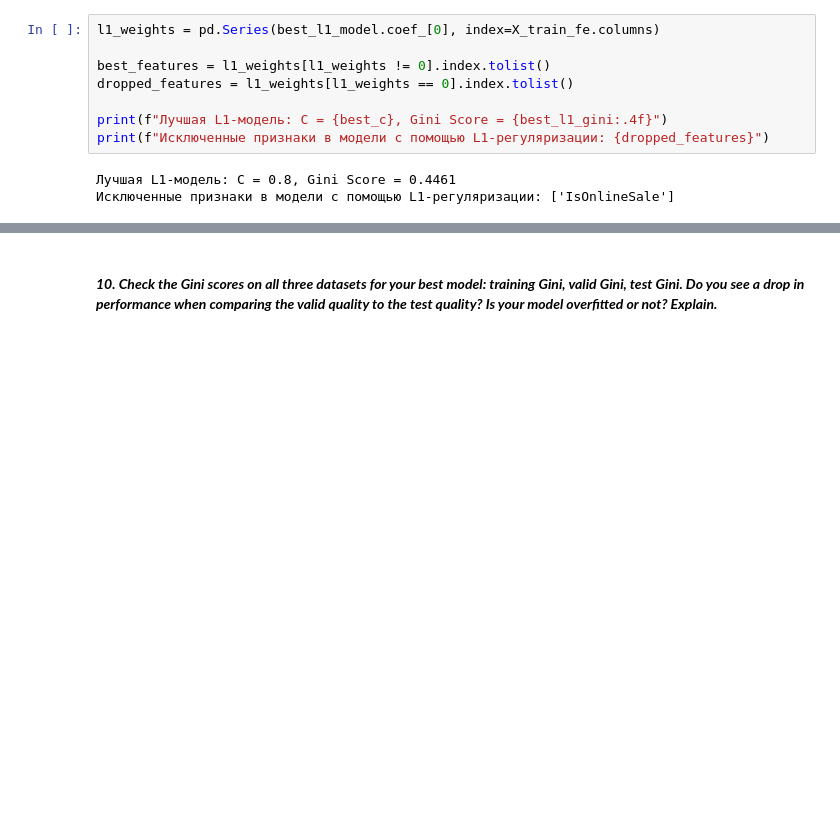
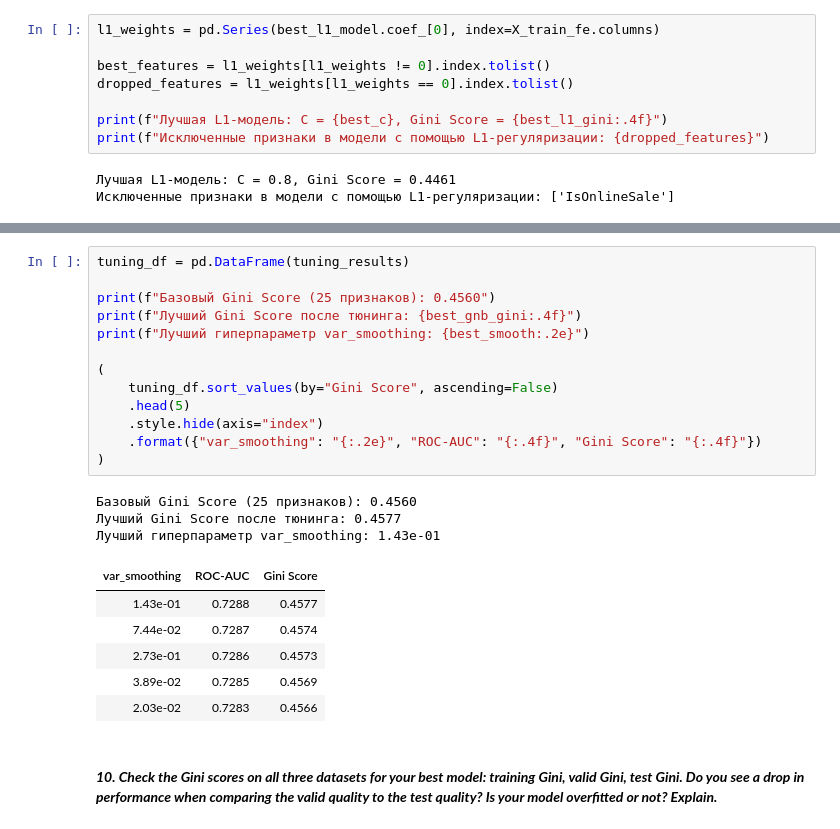
Before and after one commit to RunForJoy/ml-classification-metrics, a Jupyter notebook: src/ml_4.ipynb, the cells around one changed output, grey strips where cells are left out. Drawn from its saved outputs; the diff is of its cells as text; blank space fills up the shorter version.

Commit message:
gnb tuning done. p.9 completed

```diff
--- a/src/ml_4.ipynb
+++ b/src/ml_4.ipynb
@@ -1694,3 +1732,26 @@ print(f"Исключенные признаки в модели с помощь
+# %%
+tuning_df = pd.DataFrame(tuning_results)
+
+print(f"Базовый Gini Score (25 признаков): 0.4560")
+print(f"Лучший Gini Score после тюнинга: {best_gnb_gini:.4f}")
+print(f"Лучший гиперпараметр var_smoothing: {best_smooth:.2e}")
+
+(
+    tuning_df.sort_values(by="Gini Score", ascending=False)
+    .head(5)
+    .style.hide(axis="index")
+    .format({"var_smoothing": "{:.2e}", "ROC-AUC": "{:.4f}", "Gini Score": "{:.4f}"})
+)
+# %% [output]
+Базовый Gini Score (25 признаков): 0.4560
+Лучший Gini Score после тюнинга: 0.4577
+Лучший гиперпараметр var_smoothing: 1.43e-01
+| var_smoothing | ROC-AUC | Gini Score |
+| 1.43e-01 | 0.7288 | 0.4577 |
+| 7.44e-02 | 0.7287 | 0.4574 |
+| 2.73e-01 | 0.7286 | 0.4573 |
+| 3.89e-02 | 0.7285 | 0.4569 |
+| 2.03e-02 | 0.7283 | 0.4566 |
 # %% [markdown]
 #### ***10. Check the Gini scores on all three datasets for your best model: training Gini, valid Gini, test Gini. Do you see a drop in performance when comparing the valid quality to the test quality? Is your model overfitted or not? Explain.***
 # %% [markdown]
```
Also changed, not shown: parts of 3 cells of this notebook.
